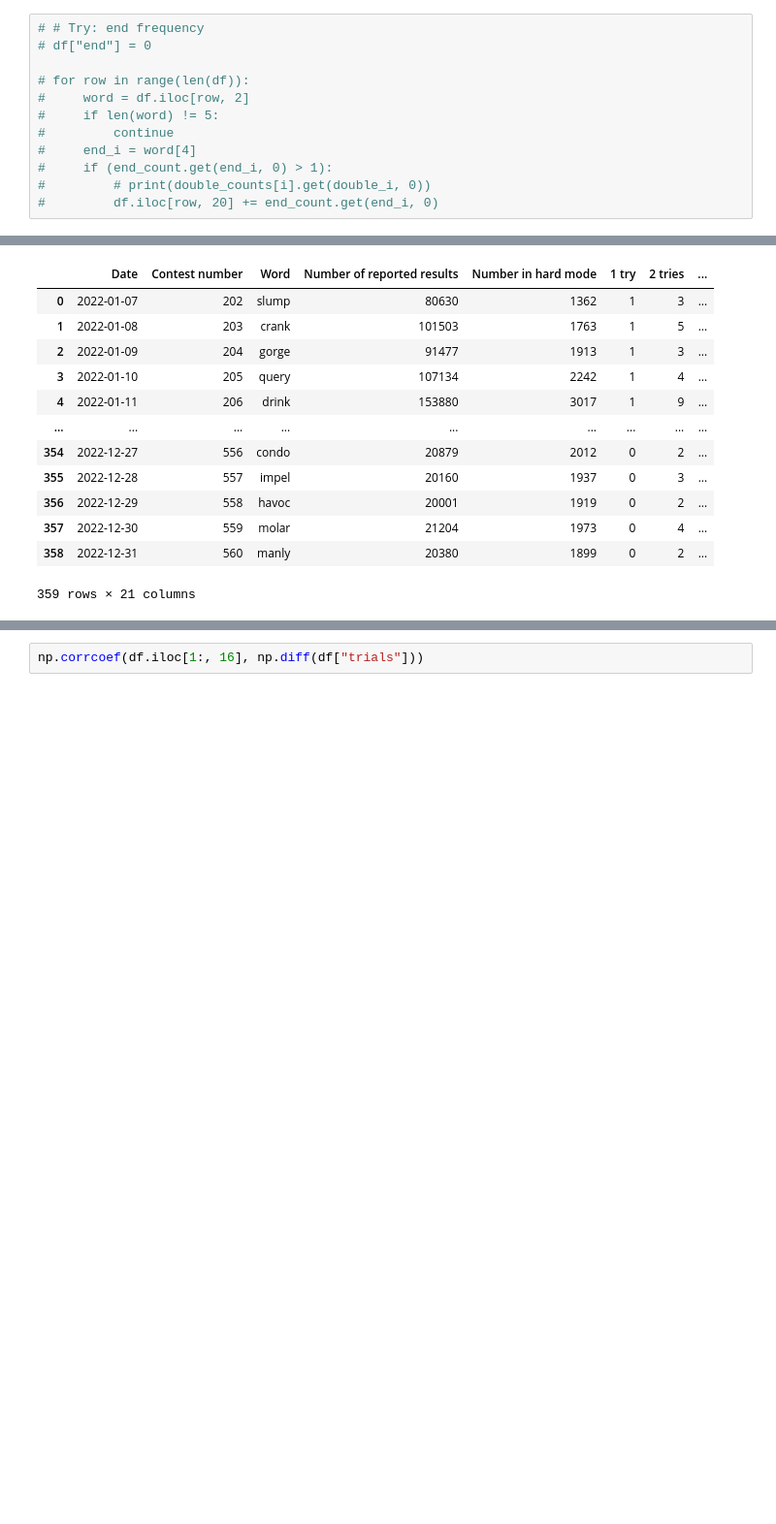
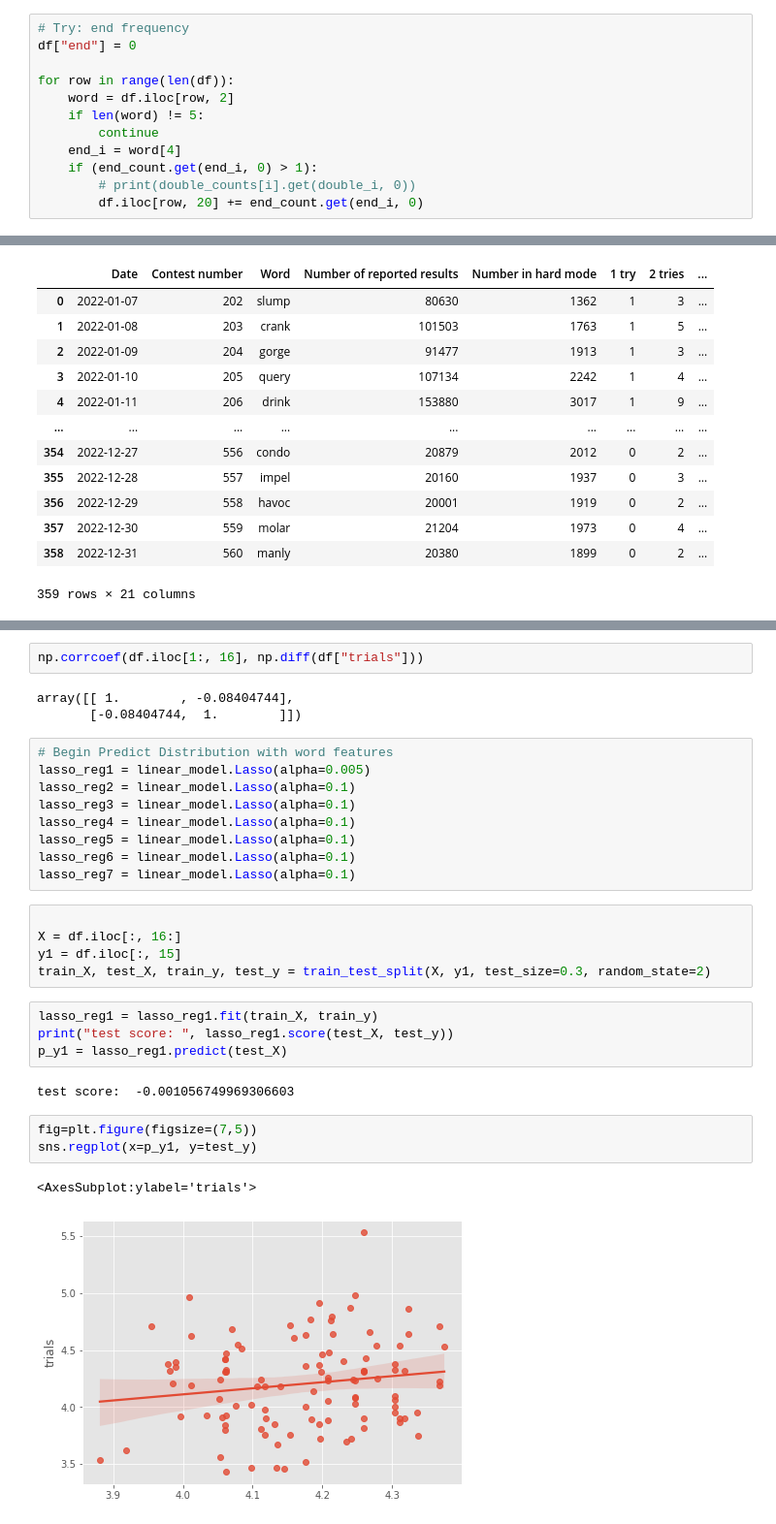
Before and after one commit to foxintohumanbeing/2023MCM_code, a Jupyter notebook: mcmdata.ipynb, the cells around one changed output, grey strips where cells are left out. Shown: that part at 97% size. Cells and saved outputs as stored; diff of their text form; blank space fills up the shorter version.

```diff
--- a/mcmdata.ipynb
+++ b/mcmdata.ipynb
@@ -365,17 +369,17 @@ for row in range(len(df)):
         # print(double_counts[i].get(double_i, 0))
         df.iloc[row, 19] += begin_count.get(begin_i, 0)
 # %%
-# # Try: end frequency
-# df["end"] = 0
+# Try: end frequency
+df["end"] = 0
 
-# for row in range(len(df)):
-#     word = df.iloc[row, 2]
-#     if len(word) != 5:
-#         continue
-#     end_i = word[4]
-#     if (end_count.get(end_i, 0) > 1):
-#         # print(double_counts[i].get(double_i, 0))
-#         df.iloc[row, 20] += end_count.get(end_i, 0)
+for row in range(len(df)):
+    word = df.iloc[row, 2]
+    if len(word) != 5:
+        continue
+    end_i = word[4]
+    if (end_count.get(end_i, 0) > 1):
+        # print(double_counts[i].get(double_i, 0))
+        df.iloc[row, 20] += end_count.get(end_i, 0)
 # %%
 def normalize(df, column_index):
     mean = df.iloc[:, column_index].mean()
@@ -413,2 +417,31 @@ array([[ 1.        , -0.00799147],
 # %%
 np.corrcoef(df.iloc[1:, 16], np.diff(df["trials"]))
+# %% [output]
+array([[ 1.        , -0.08404744],
+       [-0.08404744,  1.        ]])
+# %%
+# Begin Predict Distribution with word features
+lasso_reg1 = linear_model.Lasso(alpha=0.005)
+lasso_reg2 = linear_model.Lasso(alpha=0.1)
+lasso_reg3 = linear_model.Lasso(alpha=0.1)
+lasso_reg4 = linear_model.Lasso(alpha=0.1)
+lasso_reg5 = linear_model.Lasso(alpha=0.1)
+lasso_reg6 = linear_model.Lasso(alpha=0.1)
+lasso_reg7 = linear_model.Lasso(alpha=0.1)
+# %%
+
+X = df.iloc[:, 16:]
+y1 = df.iloc[:, 15]
+train_X, test_X, train_y, test_y = train_test_split(X, y1, test_size=0.3, random_state=2)
+# %%
+lasso_reg1 = lasso_reg1.fit(train_X, train_y)
+print("test score: ", lasso_reg1.score(test_X, test_y))
+p_y1 = lasso_reg1.predict(test_X)
+# %% [output]
+test score:  -0.001056749969306603
+# %%
+fig=plt.figure(figsize=(7,5))
+sns.regplot(x=p_y1, y=test_y)
+# %% [output]
+<AxesSubplot:ylabel='trials'>
+[figure, added]
```
Also changed, not shown: parts of 3 cells of this notebook, 1 other file.
